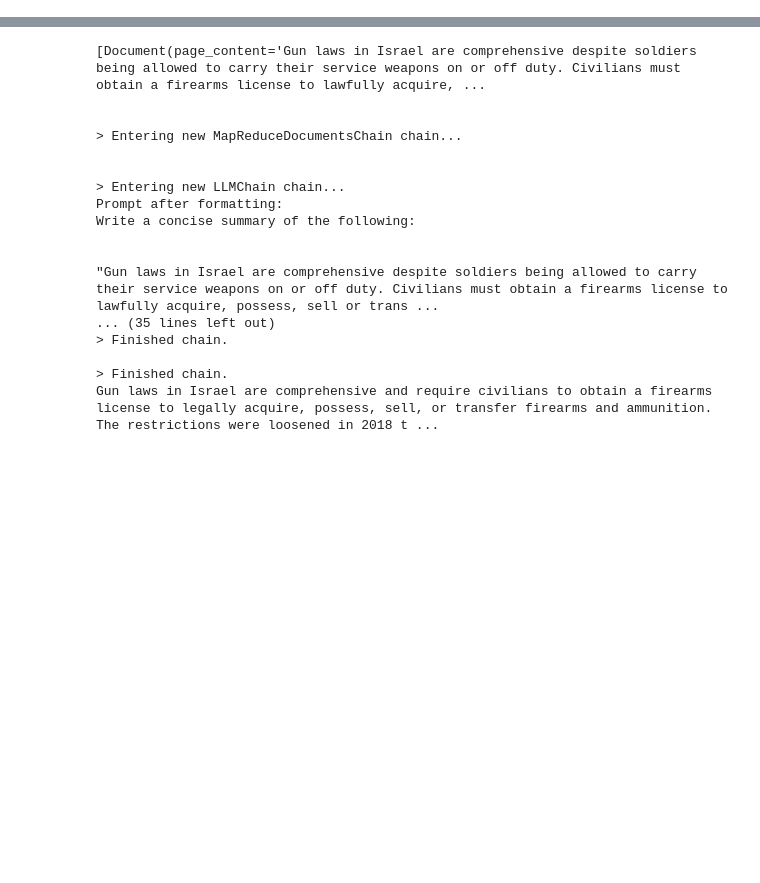
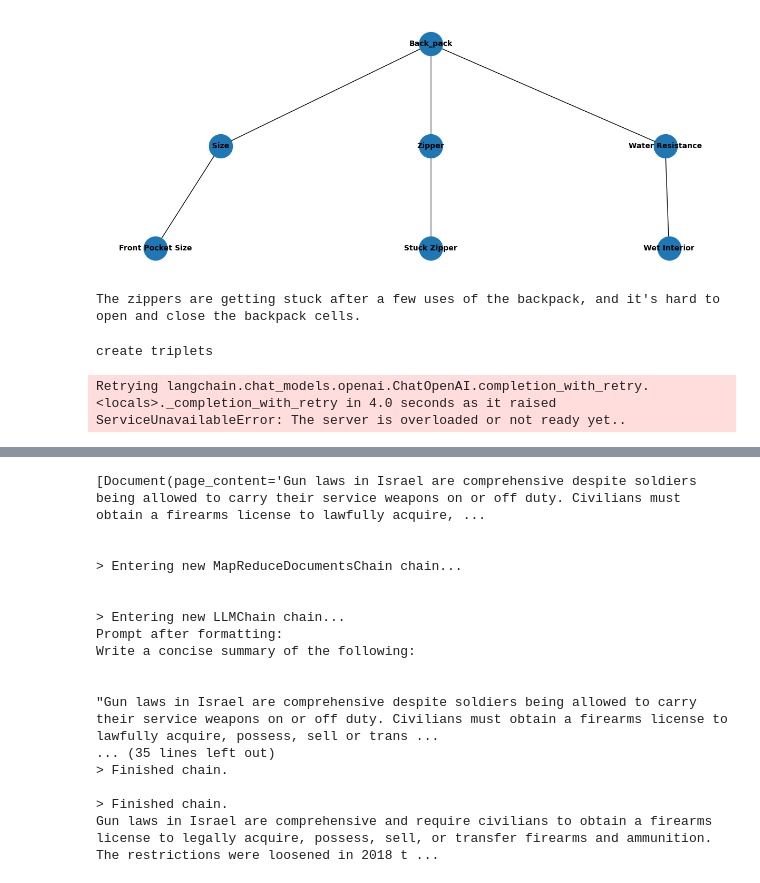
Before and after one commit to matansol/solomon_project, a Jupyter notebook: AIdeas.ipynb, the cells around one changed output, grey strips where cells are left out. Saved outputs shown, nothing was run; the diff lists cells and outputs as text; code cells hidden in the pictures; blank space fills up the shorter version.

```diff
--- a/AIdeas.ipynb
+++ b/AIdeas.ipynb
@@ -84,0 +42,4 @@ os.environ["OPENAI_API_KEY"] = OPENAI_API_KEY
+# %%
+top = Topic("Backpack")
+problems = sheets.get_people_responses()
+print(problems)
@@ -84,0 +68,14 @@ os.environ["OPENAI_API_KEY"] = OPENAI_API_KEY
+# %%
+fig = top.plot_hierarchy_problems()
+# %% [output]
+[figure, added]
+# %%
+prob = top.problems[1]
+print(prob.description)
+# %% [output]
+The zippers are getting stuck after a few uses of the backpack, and it's hard to open and close the backpack cells.
+# %%
+prob.create_factors()
+# %% [output]
+create triplets
+Retrying langchain.chat_models.openai.ChatOpenAI.completion_with_retry.<locals>._completion_with_retry in 4.0 seconds as it raised ServiceUnavailableError: The server is overloaded or not ready yet..
```
Also changed, not shown: parts of 31 cells of this notebook, 8 other files.
